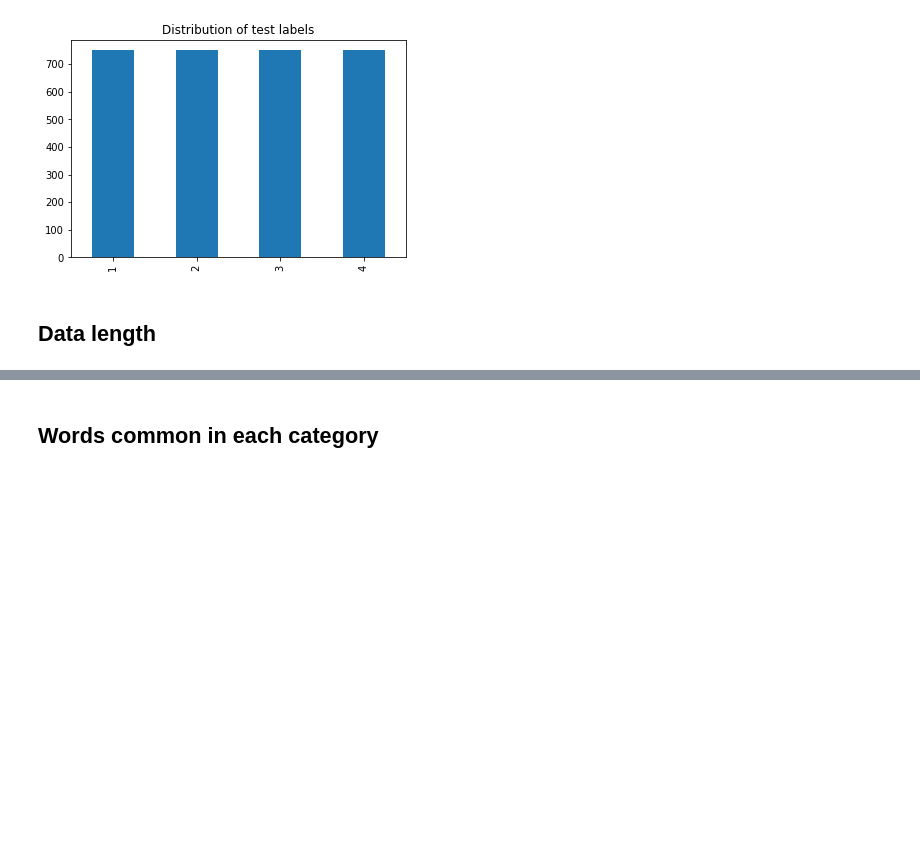
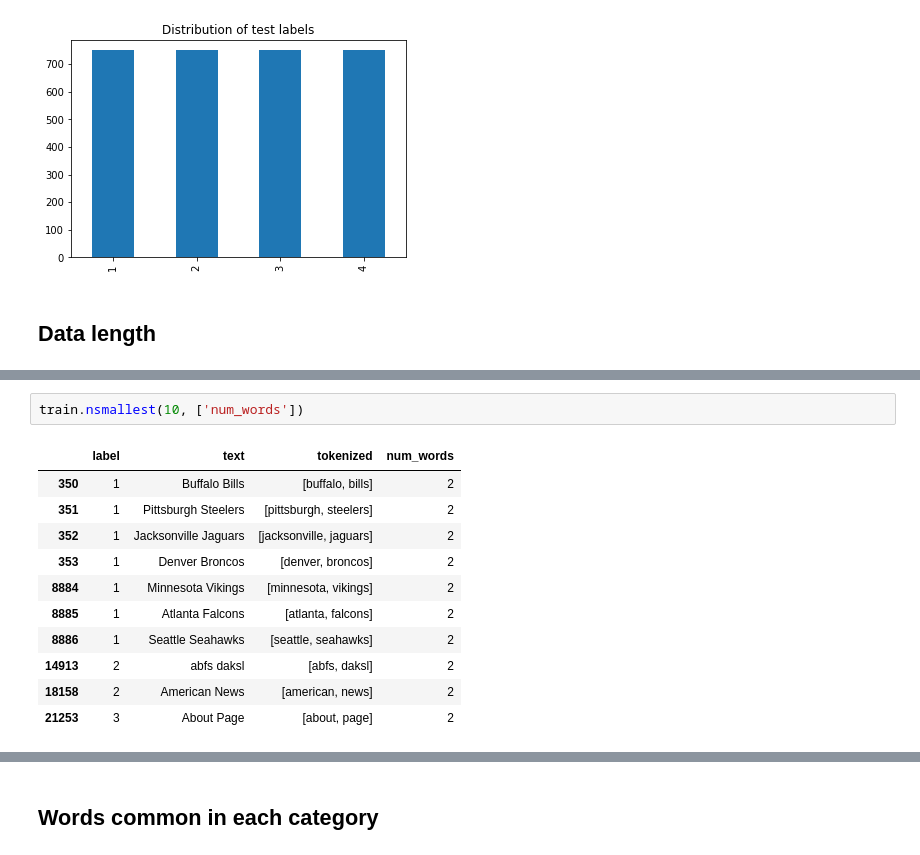
Before and after one commit to AY2122S2-CS4248-G12/labeled-unreliable-news, a Jupyter notebook: models/datainfo.ipynb, the cells around one changed output, grey strips where cells are left out. Drawn from its saved outputs; the diff is of its cells as text; blank space fills up the shorter version.

```diff
--- a/models/datainfo.ipynb
+++ b/models/datainfo.ipynb
@@ -79,0 +83,14 @@ Longest article in test set: 10772; shortest article in test set: 5
+# %%
+train.nsmallest(10, ['num_words'])
+# %% [output]
+|  | label | text | tokenized | num_words |
+| 350 | 1 | Buffalo Bills | [buffalo, bills] | 2 |
+| 351 | 1 | Pittsburgh Steelers | [pittsburgh, steelers] | 2 |
+| 352 | 1 | Jacksonville Jaguars | [jacksonville, jaguars] | 2 |
+| 353 | 1 | Denver Broncos | [denver, broncos] | 2 |
+| 8884 | 1 | Minnesota Vikings | [minnesota, vikings] | 2 |
+| 8885 | 1 | Atlanta Falcons | [atlanta, falcons] | 2 |
+| 8886 | 1 | Seattle Seahawks | [seattle, seahawks] | 2 |
+| 14913 | 2 | abfs daksl | [abfs, daksl] | 2 |
+| 18158 | 2 | American News | [american, news] | 2 |
+| 21253 | 3 | About Page | [about, page] | 2 |
```
Also changed, not shown: parts of 5 cells of this notebook.
